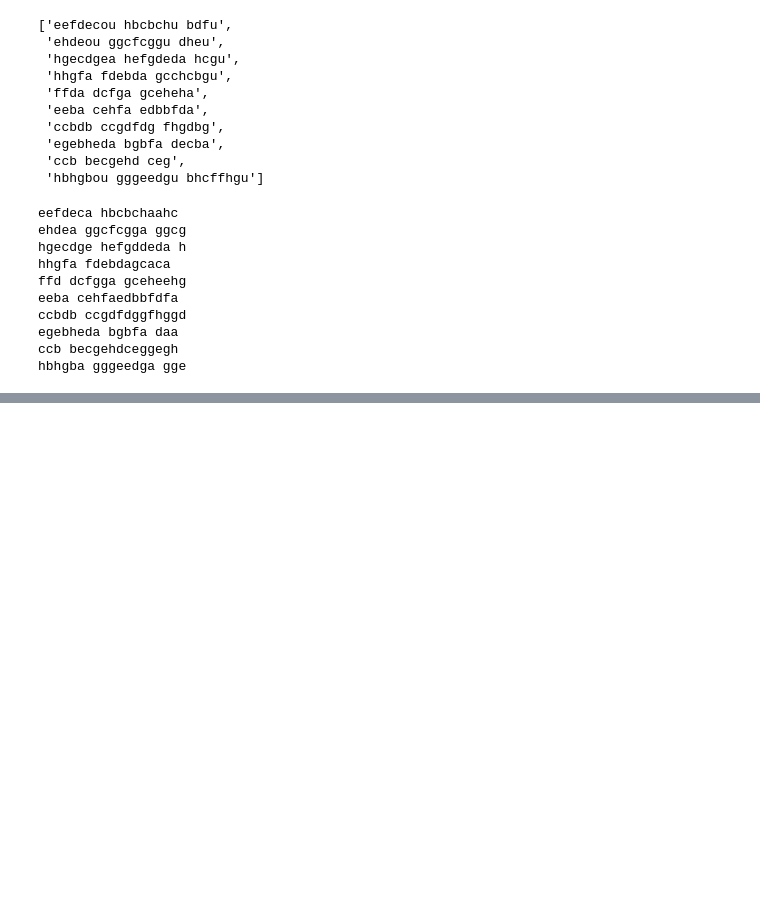
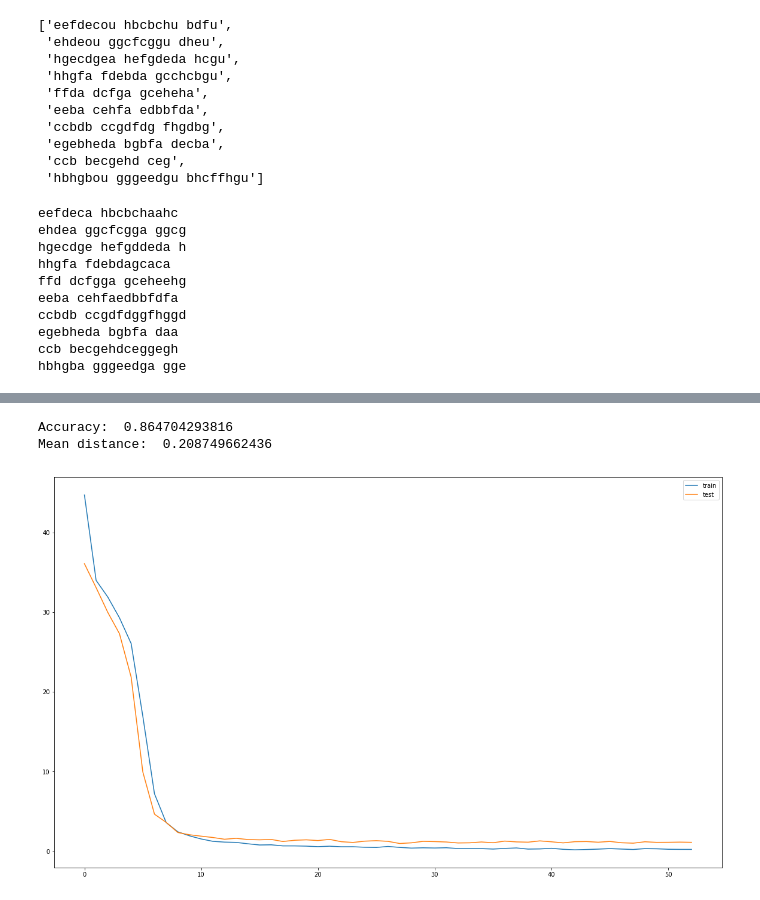
Before and after one commit to Sdernal/TextNormalization, a Jupyter notebook: WithPytorch/Experiments.ipynb, the cells around one changed output, grey strips where cells are left out. Cells and saved outputs as stored; diff of their text form; code cells hidden in the pictures; blank space fills up the shorter version.

```diff
--- a/WithPytorch/Experiments.ipynb
+++ b/WithPytorch/Experiments.ipynb
@@ -582,0 +563,11 @@ hbhgba gggeedga gge
+# %%
+device = torch.device("cuda" if torch.cuda.is_available() else "cpu")
+encoder = Encoder(input_size=voc_size, hidden_size=HIDDEN_SIZE, embedding_size=EMBEDDING_SIZE).to(device)
+decoder = DecoderPythonCRF(hidden_size=HIDDEN_SIZE, embedding_size=EMBEDDING_SIZE, output_size=voc_size, max_length=40).to(device)
+trainer = TrainerPythonCRF(encoder,decoder,ep,max_input_length=40, max_output_length=20, device=device)
+# %%
+train_losses_all, test_losses_all = [], []
+# %%
+train_losses, test_losses = trainer.train(1, batch_size=256)
+train_losses_all.extend(train_losses)
+test_losses_all.extend(test_losses)
@@ -582,0 +578,19 @@ hbhgba gggeedga gge
+# %%
+import numpy as np
+ethalons, results, inputs, matched, distances = trainer.test_model(False)
+results2 = list(map(lambda x: ''.join(filter(lambda y: len(y) == 1, x)), results))
+distances = list(map(lambda x: distance(x[0],x[1]), zip(results2, ethalons) ))
+matched = list(map(lambda x: x[0] == x[1], zip(results2, ethalons)))
+print('Accuracy: ', np.mean(matched))
+print('Mean distance: ', np.mean(distances))
+# %% [output]
+Accuracy:  0.864704293816
+Mean distance:  0.208749662436
+# %%
+plt.figure(figsize=(20,12))
+plt.plot(train_losses_all, label='train')
+plt.plot(test_losses_all, label='test')
+plt.legend()
+plt.show()
+# %% [output]
+[figure, added]
```
Also changed, not shown: parts of 17 cells of this notebook, 3 other files.
